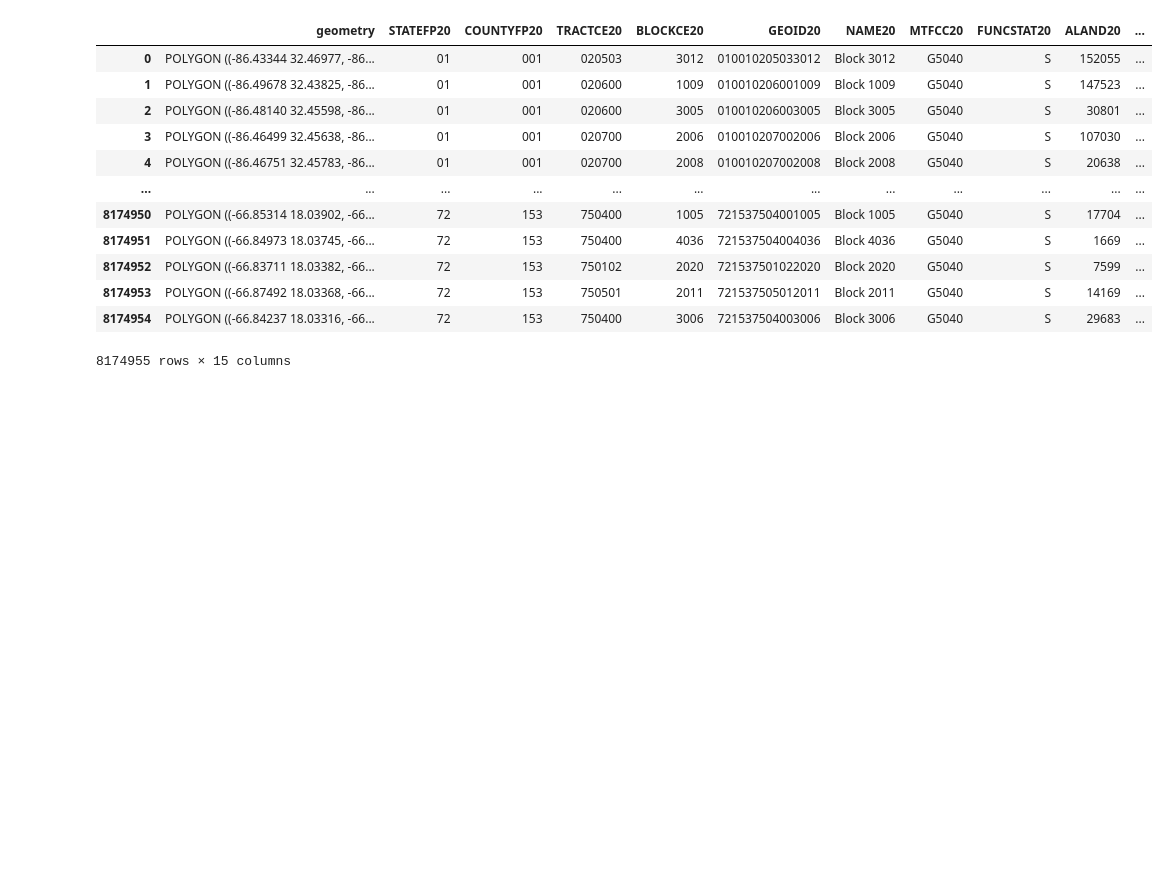
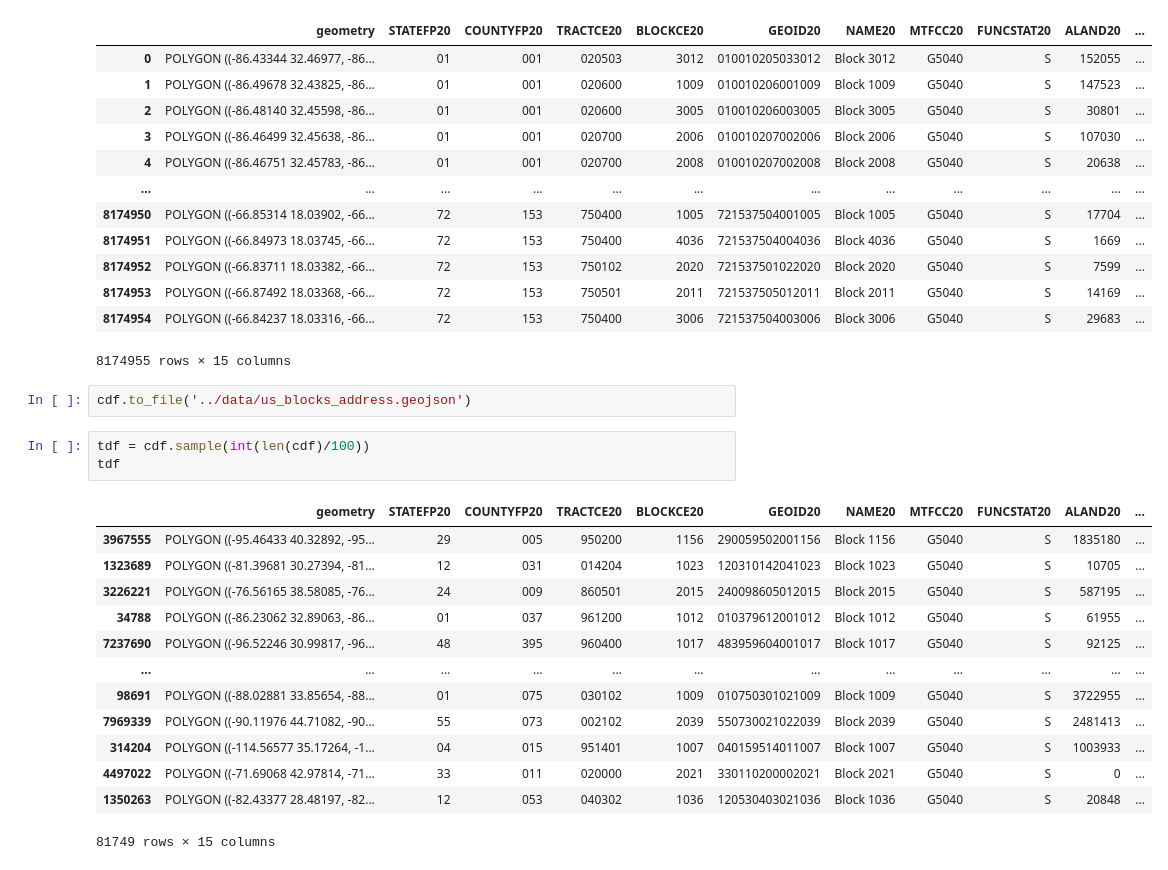
Before and after one commit to uva-bi-sdad/national_address_database, a Jupyter notebook: code/2023-06-22 visualize US.ipynb, the cells around one changed output. Drawn from its saved outputs; the diff is of its cells as text; blank space fills up the shorter version.

```diff
--- a/code/2023-06-22 visualize US.ipynb
+++ b/code/2023-06-22 visualize US.ipynb
@@ -119,4 +122,23 @@ cdf
 | 8174953 | POLYGON ((-66.87492 18.03368, -66... | 72 | 153 | 750501 | 2011 | 721537505012011 | Block 2011 | G5040 | S | 14169 | ... |
 | 8174954 | POLYGON ((-66.84237 18.03316, -66... | 72 | 153 | 750400 | 3006 | 721537504003006 | Block 3006 | G5040 | S | 29683 | ... |
 8174955 rows × 15 columns
+# %%
+cdf.to_file('../data/us_blocks_address.geojson')
+# %%
+tdf = cdf.sample(int(len(cdf)/100))
+tdf
+# %% [output]
+|  | geometry | STATEFP20 | COUNTYFP20 | TRACTCE20 | BLOCKCE20 | GEOID20 | NAME20 | MTFCC20 | FUNCSTAT20 | ALAND20 | ... |
+| 3967555 | POLYGON ((-95.46433 40.32892, -95... | 29 | 005 | 950200 | 1156 | 290059502001156 | Block 1156 | G5040 | S | 1835180 | ... |
+| 1323689 | POLYGON ((-81.39681 30.27394, -81... | 12 | 031 | 014204 | 1023 | 120310142041023 | Block 1023 | G5040 | S | 10705 | ... |
+| 3226221 | POLYGON ((-76.56165 38.58085, -76... | 24 | 009 | 860501 | 2015 | 240098605012015 | Block 2015 | G5040 | S | 587195 | ... |
+| 34788 | POLYGON ((-86.23062 32.89063, -86... | 01 | 037 | 961200 | 1012 | 010379612001012 | Block 1012 | G5040 | S | 61955 | ... |
+| 7237690 | POLYGON ((-96.52246 30.99817, -96... | 48 | 395 | 960400 | 1017 | 483959604001017 | Block 1017 | G5040 | S | 92125 | ... |
+| ... | ... | ... | ... | ... | ... | ... | ... | ... | ... | ... | ... |
+| 98691 | POLYGON ((-88.02881 33.85654, -88... | 01 | 075 | 030102 | 1009 | 010750301021009 | Block 1009 | G5040 | S | 3722955 | ... |
+| 7969339 | POLYGON ((-90.11976 44.71082, -90... | 55 | 073 | 002102 | 2039 | 550730021022039 | Block 2039 | G5040 | S | 2481413 | ... |
+| 314204 | POLYGON ((-114.56577 35.17264, -1... | 04 | 015 | 951401 | 1007 | 040159514011007 | Block 1007 | G5040 | S | 1003933 | ... |
+| 4497022 | POLYGON ((-71.69068 42.97814, -71... | 33 | 011 | 020000 | 2021 | 330110200002021 | Block 2021 | G5040 | S | 0 | ... |
+| 1350263 | POLYGON ((-82.43377 28.48197, -82... | 12 | 053 | 040302 | 1036 | 120530403021036 | Block 1036 | G5040 | S | 20848 | ... |
+81749 rows × 15 columns
 # %%
```
Also changed, not shown: parts of 4 cells of this notebook, 3 other files.
